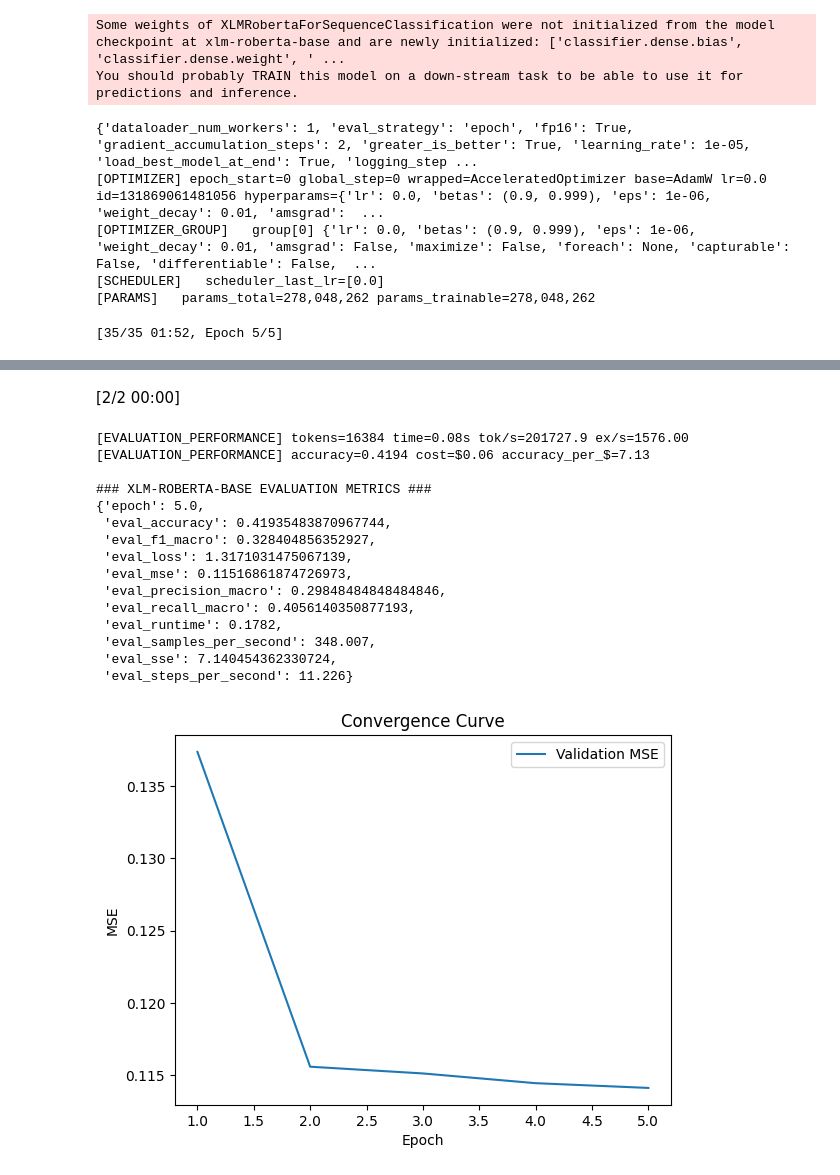
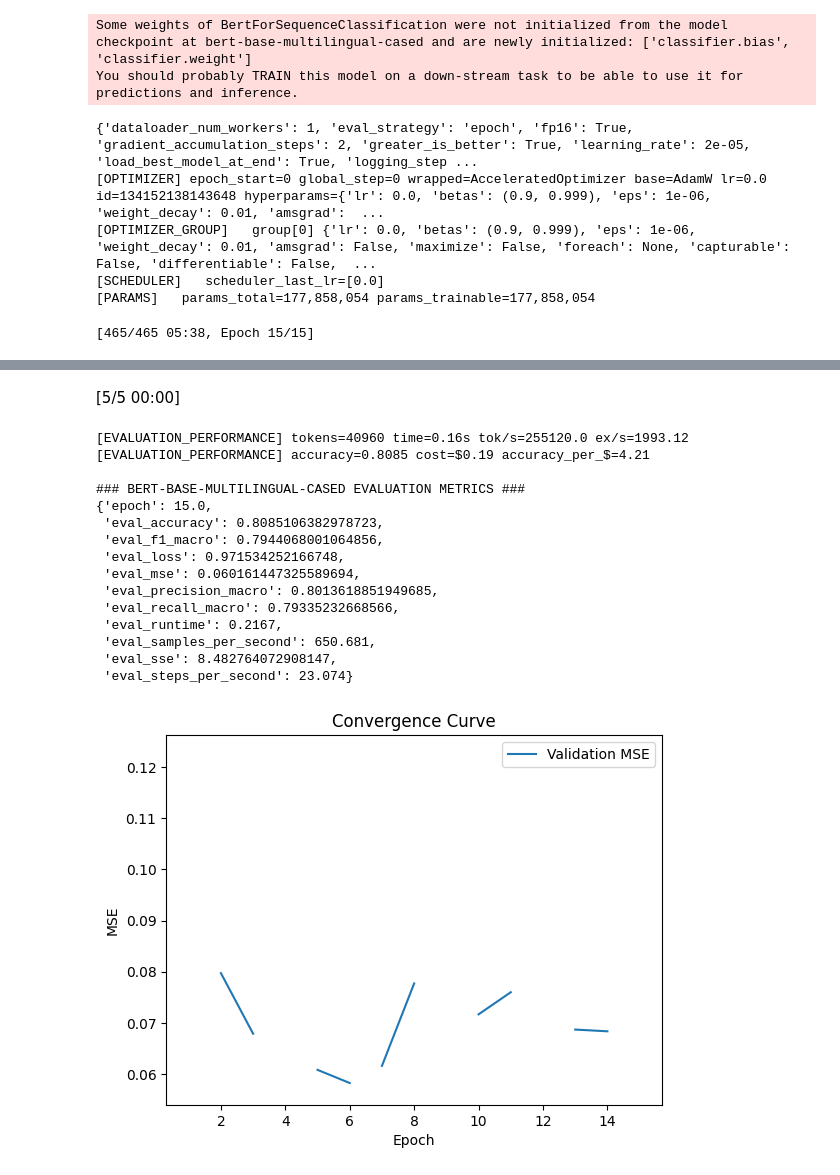
Before and after one commit to mikovilla/modular-nlp, a Jupyter notebook: main.ipynb, the cells around one changed output, grey strips where cells are left out. Saved outputs shown, nothing was run; the diff lists cells and outputs as text; code cells hidden in the pictures.

```diff
--- a/main.ipynb
+++ b/main.ipynb
@@ -18,6 +18,7 @@ from src import (
     utility,
 )
 
+os.environ["HF_DATASETS_DISABLE_CACHING"] = "1"
 os.environ["TOKENIZERS_PARALLELISM"] = "false"
 helper.list_config()
 
@@ -42,23 +43,23 @@ elif App.ACTION == "ENSEMBLE":
         ens = sentiment.ensemble([MBert, Mamba], temps, weights)
         print(ens)
 elif App.ACTION == "TRAIN":
-    #mbert_context = context.setup_pipeline(MBert, require_translation = False)
-    #mbert_trainer = sentiment.train(mbert_context)
+    mbert_context = context.setup_pipeline(MBert, require_translation = False)
+    mbert_trainer = sentiment.train(mbert_context)
 
-    xlmr_context = context.setup_pipeline(Xlmr, require_translation = False)
-    xlmr_trainer = sentiment.train(xlmr_context)
+    #xlmr_context = context.setup_pipeline(Xlmr, require_translation = False)
+    #xlmr_trainer = sentiment.train(xlmr_context)
 
     #mamba_context = context.setup_pipeline(Mamba, require_translation = True)
     #mamba_trainer = sentiment.train(mamba_context)
 else:
     raise ValueError("Invalid action.")
 # %% [output]
-Some weights of XLMRobertaForSequenceClassification were not initialized from the model checkpoint at xlm-roberta-base and are newly initialized: ['classifier.dense.bias', 'classifier.dense.weight', ' ...
+Some weights of BertForSequenceClassification were not initialized from the model checkpoint at bert-base-multilingual-cased and are newly initialized: ['classifier.bias', 'classifier.weight']
 You should probably TRAIN this model on a down-stream task to be able to use it for predictions and inference.
-{'dataloader_num_workers': 1, 'eval_strategy': 'epoch', 'fp16': True, 'gradient_accumulation_steps': 2, 'greater_is_better': True, 'learning_rate': 1e-05, 'load_best_model_at_end': True, 'logging_step ...
-[OPTIMIZER] epoch_start=0 global_step=0 wrapped=AcceleratedOptimizer base=AdamW lr=0.0 id=131869061481056 hyperparams={'lr': 0.0, 'betas': (0.9, 0.999), 'eps': 1e-06, 'weight_decay': 0.01, 'amsgrad':  ...
+{'dataloader_num_workers': 1, 'eval_strategy': 'epoch', 'fp16': True, 'gradient_accumulation_steps': 2, 'greater_is_better': True, 'learning_rate': 2e-05, 'load_best_model_at_end': True, 'logging_step ...
+[OPTIMIZER] epoch_start=0 global_step=0 wrapped=AcceleratedOptimizer base=AdamW lr=0.0 id=134152138143648 hyperparams={'lr': 0.0, 'betas': (0.9, 0.999), 'eps': 1e-06, 'weight_decay': 0.01, 'amsgrad':  ...
 [OPTIMIZER_GROUP]   group[0] {'lr': 0.0, 'betas': (0.9, 0.999), 'eps': 1e-06, 'weight_decay': 0.01, 'amsgrad': False, 'maximize': False, 'foreach': None, 'capturable': False, 'differentiable': False,  ...
 [SCHEDULER]   scheduler_last_lr=[0.0]
-[PARAMS]   params_total=278,048,262 params_trainable=278,048,262
+[PARAMS]   params_total=177,858,054 params_trainable=177,858,054
-[35/35 01:52, Epoch 5/5]
+[465/465 05:38, Epoch 15/15]
 | Epoch | Training Loss | Validation Loss | Accuracy | F1 Macro | Precision Macro | Recall Macro | Mse | Sse |
@@ -87,17 +98,17 @@ Switching optimizer to SGD right after epoch 2 (next epoch will print SGD in you
-[2/2 00:00]
+[5/5 00:00]
-[EVALUATION_PERFORMANCE] tokens=16384 time=0.08s tok/s=201727.9 ex/s=1576.00
-[EVALUATION_PERFORMANCE] accuracy=0.4194 cost=$0.06 accuracy_per_$=7.13
+[EVALUATION_PERFORMANCE] tokens=40960 time=0.16s tok/s=255120.0 ex/s=1993.12
+[EVALUATION_PERFORMANCE] accuracy=0.8085 cost=$0.19 accuracy_per_$=4.21
 
-### XLM-ROBERTA-BASE EVALUATION METRICS ###
-{'epoch': 5.0,
- 'eval_accuracy': 0.41935483870967744,
- 'eval_f1_macro': 0.328404856352927,
- 'eval_loss': 1.3171031475067139,
- 'eval_mse': 0.11516861874726973,
- 'eval_precision_macro': 0.29848484848484846,
- 'eval_recall_macro': 0.4056140350877193,
- 'eval_runtime': 0.1782,
- 'eval_samples_per_second': 348.007,
- 'eval_sse': 7.140454362330724,
- 'eval_steps_per_second': 11.226}
+### BERT-BASE-MULTILINGUAL-CASED EVALUATION METRICS ###
+{'epoch': 15.0,
+ 'eval_accuracy': 0.8085106382978723,
+ 'eval_f1_macro': 0.7944068001064856,
+ 'eval_loss': 0.971534252166748,
+ 'eval_mse': 0.060161447325589694,
+ 'eval_precision_macro': 0.8013618851949685,
+ 'eval_recall_macro': 0.79335232668566,
+ 'eval_runtime': 0.2167,
+ 'eval_samples_per_second': 650.681,
+ 'eval_sse': 8.482764072908147,
+ 'eval_steps_per_second': 23.074}
-[figure, old version]
+[figure, new version]
```
Also changed, not shown: parts of 1 cell of this notebook, 2 other files.
